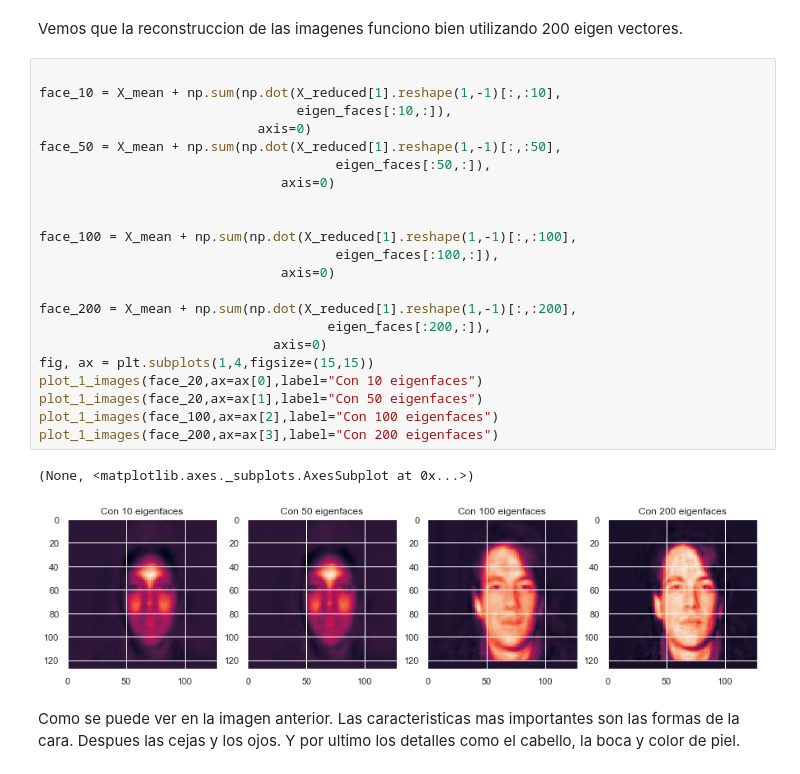
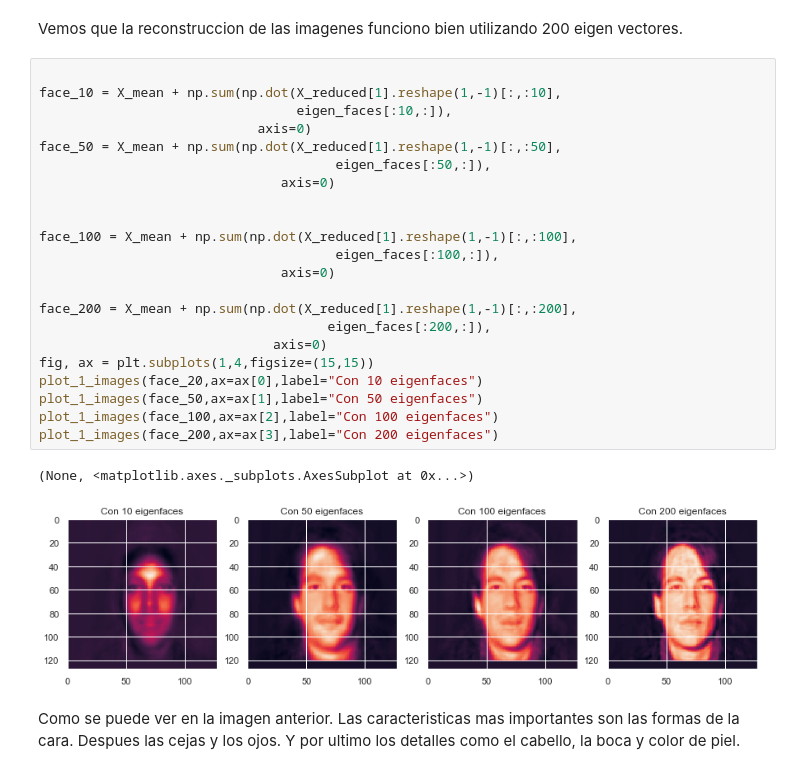
Before and after one commit to jdramirez/UCO_ML_AI, a Jupyter notebook: src/notebook/PCA.ipynb, the cells around one changed output. Cells and saved outputs as stored; diff of their text form.

```diff
--- a/src/notebook/PCA.ipynb
+++ b/src/notebook/PCA.ipynb
@@ -271,28 +271,28 @@ Vemos que la reconstruccion de las imagenes funciono bien utilizando 200 eigen v
 # %%
 
 face_10 = X_mean + np.sum(np.dot(X_reduced[1].reshape(1,-1)[:,:10],
                                  eigen_faces[:10,:]),
                             axis=0)
 face_50 = X_mean + np.sum(np.dot(X_reduced[1].reshape(1,-1)[:,:50],
                                       eigen_faces[:50,:]),
                                axis=0)
 
 
 face_100 = X_mean + np.sum(np.dot(X_reduced[1].reshape(1,-1)[:,:100],
                                       eigen_faces[:100,:]),
                                axis=0)
 
 face_200 = X_mean + np.sum(np.dot(X_reduced[1].reshape(1,-1)[:,:200],
                                      eigen_faces[:200,:]),
                               axis=0)
 fig, ax = plt.subplots(1,4,figsize=(15,15))
 plot_1_images(face_20,ax=ax[0],label="Con 10 eigenfaces")
-plot_1_images(face_20,ax=ax[1],label="Con 50 eigenfaces")
+plot_1_images(face_50,ax=ax[1],label="Con 50 eigenfaces")
 plot_1_images(face_100,ax=ax[2],label="Con 100 eigenfaces")
 plot_1_images(face_200,ax=ax[3],label="Con 200 eigenfaces")
 # %% [output]
 (None, <matplotlib.axes._subplots.AxesSubplot at 0x...>)
-[figure, old version]
+[figure, new version]
 # %% [markdown]
 Como se puede ver en la imagen anterior. Las caracteristicas mas importantes son las formas de la cara. Despues las cejas y los ojos. Y por ultimo los detalles como el cabello, la boca y color de piel.
 # %% [markdown]
```
Also changed, not shown: parts of 1 cell of this notebook, 1 other file.
